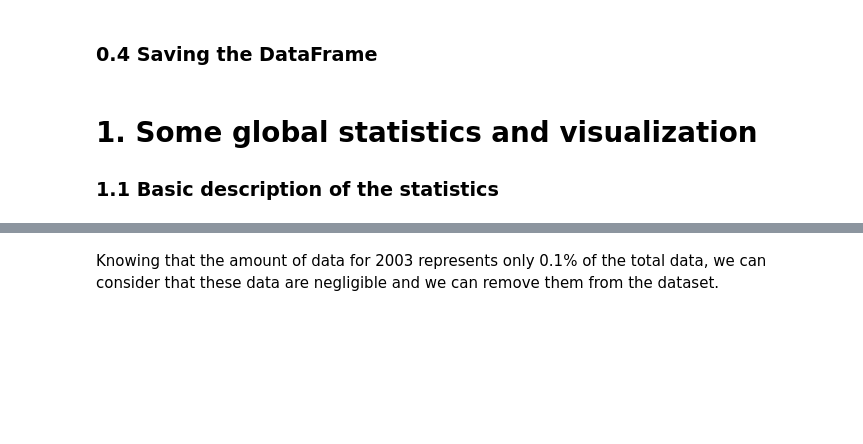
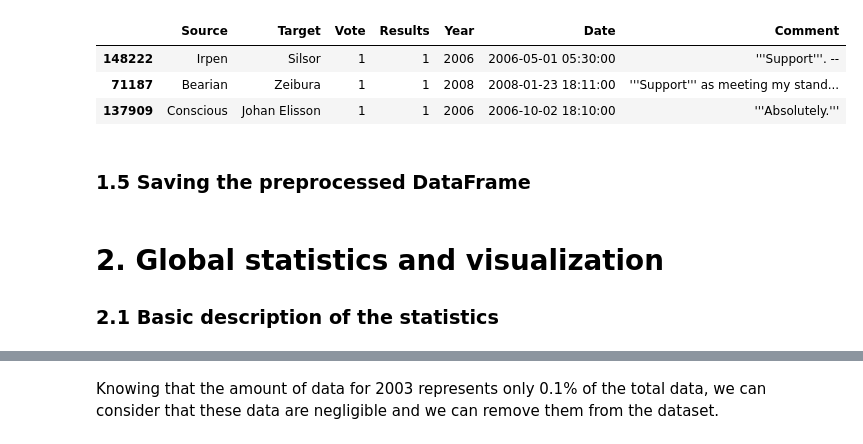
Before and after one commit to epfl-ada/ada-2023-project-abracadabra, a Jupyter notebook: P2_submission.ipynb, the cells around one changed output, grey strips where cells are left out. Drawn from its saved outputs; the diff is of its cells as text; code cells hidden in the pictures; blank space fills up the shorter version.

```diff
--- a/P2_submission.ipynb
+++ b/P2_submission.ipynb
@@ -82,45 +151,50 @@ Please not that by manually checking the data we found that the number 6 discrim
 # %%
-# Select users with a significant number of duplicates (by manually checking the data we found that 6 discriminate perfectly between users with actual duplicates and users with only missing data or basic comments)
-users_with_duplicates = df[df.duplicated(['Source', 'Target', 'Comment', 'Date'], keep=False) & df.Source.notnull()].groupby('Target').size() >= 6
-users_with_duplicates = users_with_duplicates[users_with_duplicates].index
-duplicates = df[df.Target.isin(users_with_duplicates) & df.duplicated(['Source', 'Target', 'Comment', 'Date'], keep=False) & df.Source.notnull()].sort_values(by=['Target', 'Source', 'Date'])
+# Select target with a significant number of duplicates (by manually checking the data we found that 6 discriminate perfectly between users with actual duplicates and users with only missing data or basic comments)
+target_with_duplicates = df[df.duplicated(['Source', 'Target', 'Comment', 'Date'], keep=False)].groupby('Target').size() >= 6
+target_with_duplicates = target_with_duplicates[target_with_duplicates].index
+duplicates = df[df.Target.isin(target_with_duplicates) & df.duplicated(['Source', 'Target', 'Comment', 'Date'], keep=False)].sort_values(by=['Target', 'Source', 'Date'])
 #Remove the data of to_remove from df
 df = df.drop(duplicates.index)
 
 
 # Deal with duplicates that have different results
 perc_vote = (duplicates.groupby(['Target', 'Year']).Vote.value_counts(normalize=True) * 100).unstack(level='Vote')
-perc_vote['Result'] = perc_vote.apply(lambda x: 1 if x['1'] >= 70 else -1, axis=1, result_type='reduce')
+perc_vote['Result'] = perc_vote.apply(lambda x: '1' if x['1'] >= 70 else '-1', axis=1, result_type='reduce')
 # Replace results in duplicates with results in perc_vote
-duplicates['Results'] = duplicates.apply(lambda x: perc_vote.loc[(x['Target'], x['Year'])]['Result'].astype(int), axis=1)
+duplicates['Results'] = duplicates.apply(lambda x: perc_vote.loc[(x['Target'], x['Year'])]['Result'], axis=1)
 
 
 # Deal with duplicates that have different years
 correct_year = pd.DataFrame({'Year': duplicates.Date.dt.year, 'Target': duplicates.Target})
 # Replace nan values in Year with most common year for each Target (some Dates are missing)
 correct_year.Year = correct_year.groupby('Target').Year.transform(lambda x: x.fillna(x.mode()[0]))
 # Replace years in duplicates with years in correct_year
-duplicates = duplicates.drop(columns='Year').join(correct_year.Year)
+duplicates = duplicates.drop(columns='Year').join(correct_year.Year.astype(int).astype(str))
 
 # Drop the duplicate rows
 duplicates.drop_duplicates(keep='first', inplace=True)
 # Add the duplicates to df
 df = pd.concat([df, duplicates]).sort_index()
 
 
 # Deal with duplicates that have different Vote
-double_vote = df[df.duplicated(['Source', 'Target', 'Comment', 'Date'], keep=False) & df.Source.notnull() & df.Date.notnull() & (df.Vote == '0')]
+double_vote = df[df.duplicated(['Source', 'Target', 'Comment', 'Date'], keep=False) & df.Date.notnull() & (df.Vote == '0')]
 # Drop the double_vote rows
 df.drop(double_vote.index, inplace=True)
 
 df.sample(3)
+# %% [output]
+|  | Source | Target | Vote | Results | Year | Date | Comment |
+| 148222 | Irpen | Silsor | 1 | 1 | 2006 | 2006-05-01 05:30:00 | '''Support'''. -- |
+| 71187 | Bearian | Zeibura | 1 | 1 | 2008 | 2008-01-23 18:11:00 | '''Support''' as meeting my stand... |
+| 137909 | Conscious | Johan Elisson | 1 | 1 | 2006 | 2006-10-02 18:10:00 | '''Absolutely.''' |
 # %% [markdown]
-### 0.4 Saving the DataFrame
+### 1.5 Saving the preprocessed DataFrame
 # %%
 #df.to_csv('wiki-RfA.csv')
 # %% [markdown]
-# 1. Some global statistics and visualization
-### 1.1 Basic description of the statistics
+# 2. Global statistics and visualization <a class="anchor" id="initial"></a>
+### 2.1 Basic description of the statistics <a class="anchor" id="descriptive_stat"></a>
 # %%
 stats = df.describe(include='all')
 stats.loc['percentage_nan'] = (1 - stats.loc['count'] / len(df)) * 100
```
Also changed, not shown: parts of 84 cells of this notebook, 1 other file.
